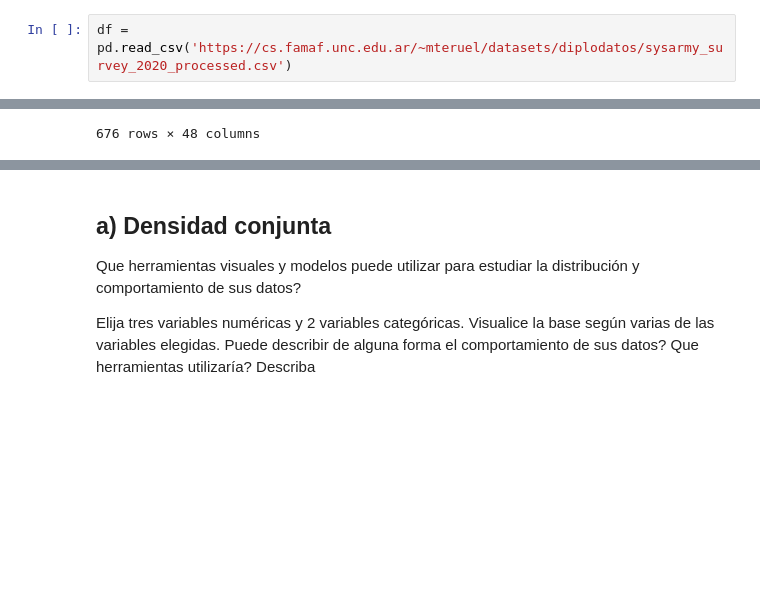
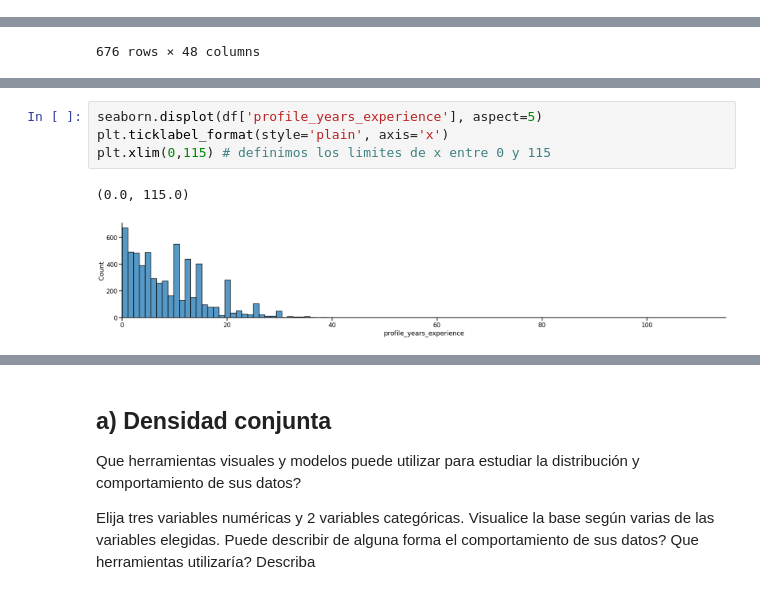
Before and after one commit to gusalvarez10/DiploDatos, a Jupyter notebook: Entregable_Parte_1.ipynb, the cells around one changed output, grey strips where cells are left out. Drawn from its saved outputs; the diff is of its cells as text; blank space fills up the shorter version.

```diff
--- a/Entregable_Parte_1.ipynb
+++ b/Entregable_Parte_1.ipynb
@@ -184,2 +55,0 @@ Lo primero a realizar es la lectura del **dataset**:
-# %%
-df = pd.read_csv('https://cs.famaf.unc.edu.ar/~mteruel/datasets/diplodatos/sysarmy_survey_2020_processed.csv')
@@ -373,0 +414,7 @@ Para ello considere (igual al ejercicio Anterior):
+# %%
+seaborn.displot(df['profile_years_experience'], aspect=5)
+plt.ticklabel_format(style='plain', axis='x')
+plt.xlim(0,115) # definimos los limites de x entre 0 y 115
+# %% [output]
+(0.0, 115.0)
+[figure, added]
```
Also changed, not shown: parts of 56 cells of this notebook.
